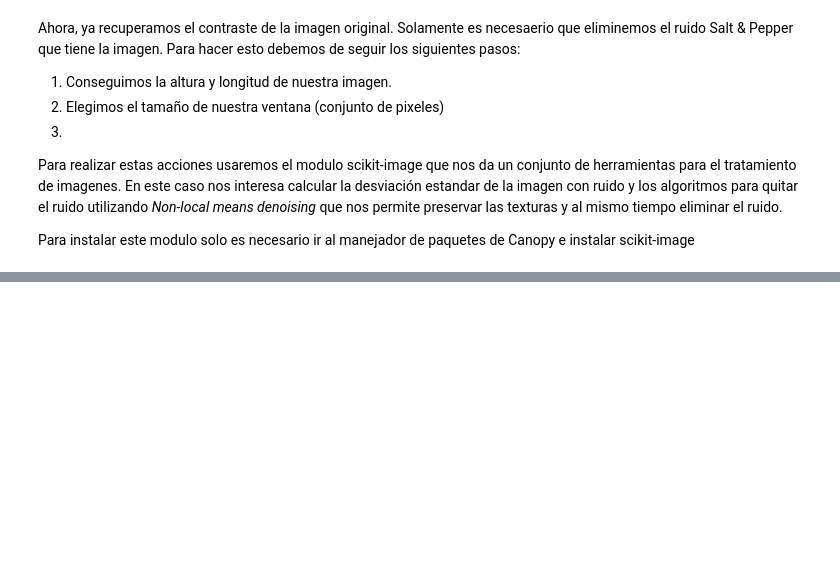
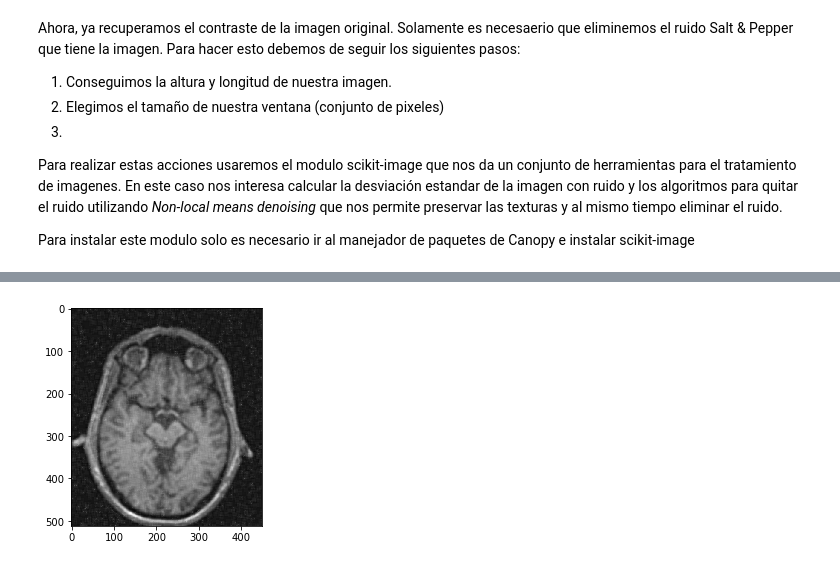
Before and after one commit to juanpflores/Computer-Vision, a Jupyter notebook: Tarea 2 - Mejoramiento de Imagen.ipynb, the cells around one changed output, grey strips where cells are left out. Saved outputs shown, nothing was run; the diff lists cells and outputs as text; code cells hidden in the pictures; blank space fills up the shorter version.

```diff
--- a/Tarea 2 - Mejoramiento de Imagen.ipynb
+++ b/Tarea 2 - Mejoramiento de Imagen.ipynb
@@ -100,22 +102,7 @@ plt.show()
-# %%
-
-from skimage import img_as_float
-from skimage.restoration import denoise_nl_means, estimate_sigma
-from skimage.measure import compare_psnr
-
-
-sigma_est = np.mean(estimate_sigma(dest, multichannel=True))
-
-
-patch_kw = dict(patch_size=2,      # 3x3 patches
-                patch_distance=4,  # 13x13 search area
-                multichannel=True)
-
-filtered = denoise_nl_means(dest,  h=1.5, fast_mode=False,
-                           **patch_kw)
 # %%
-gaussian_3 = cv2.GaussianBlur(filtered, (9,9), 10.0)
-img_res = cv2.addWeighted(filtered, 1.5, gaussian_3, -0.5, 0, img)
-
-plt.imshow(img_res, cmap='gray')
+gaussian_3 = cv2.GaussianBlur(filtered, (9,9), 5.0)
+unsharp_image = cv2.addWeighted(filtered, 0.8, gaussian_3, -0.5, 0, filtered)
+plt.imshow(unsharp_image,cmap='gray')
 plt.show()
+# %% [output]
+[figure, added]
```
Also changed, not shown: parts of 8 cells of this notebook, 1 other file.
